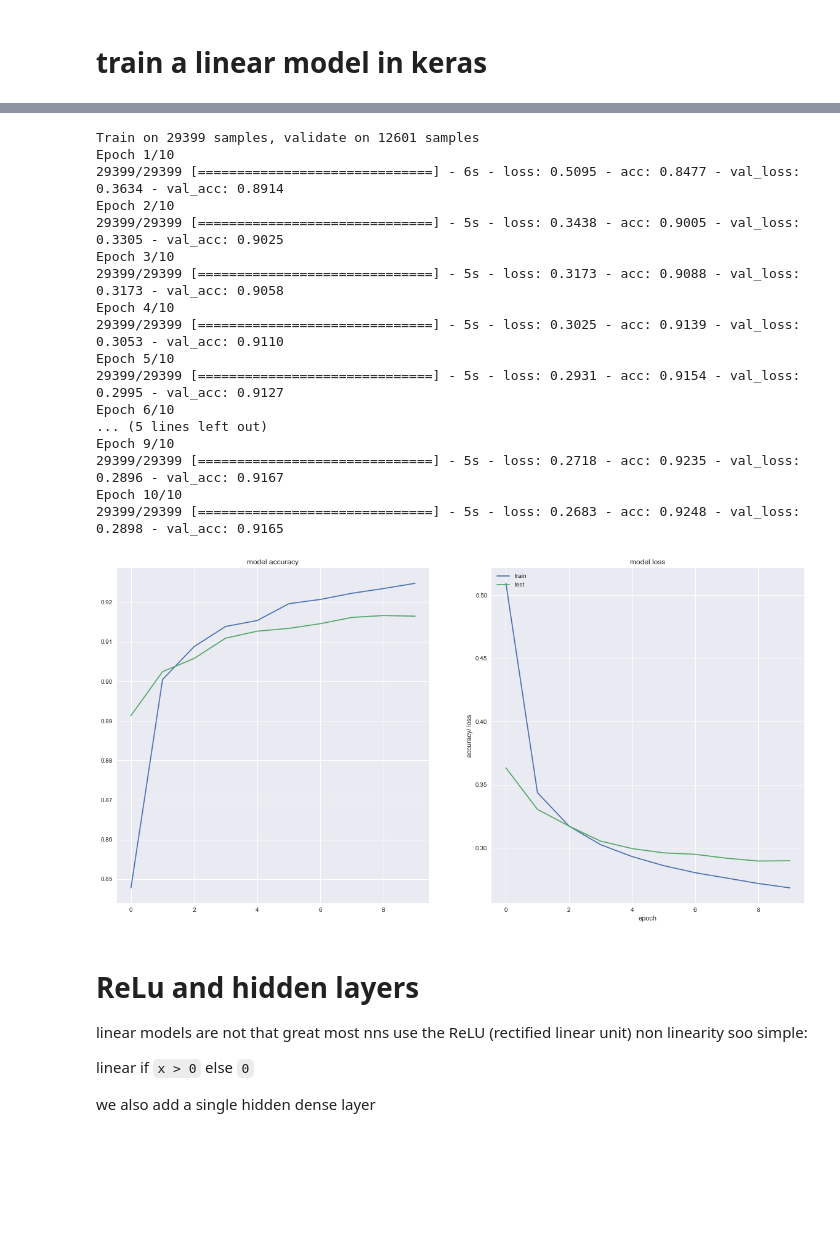
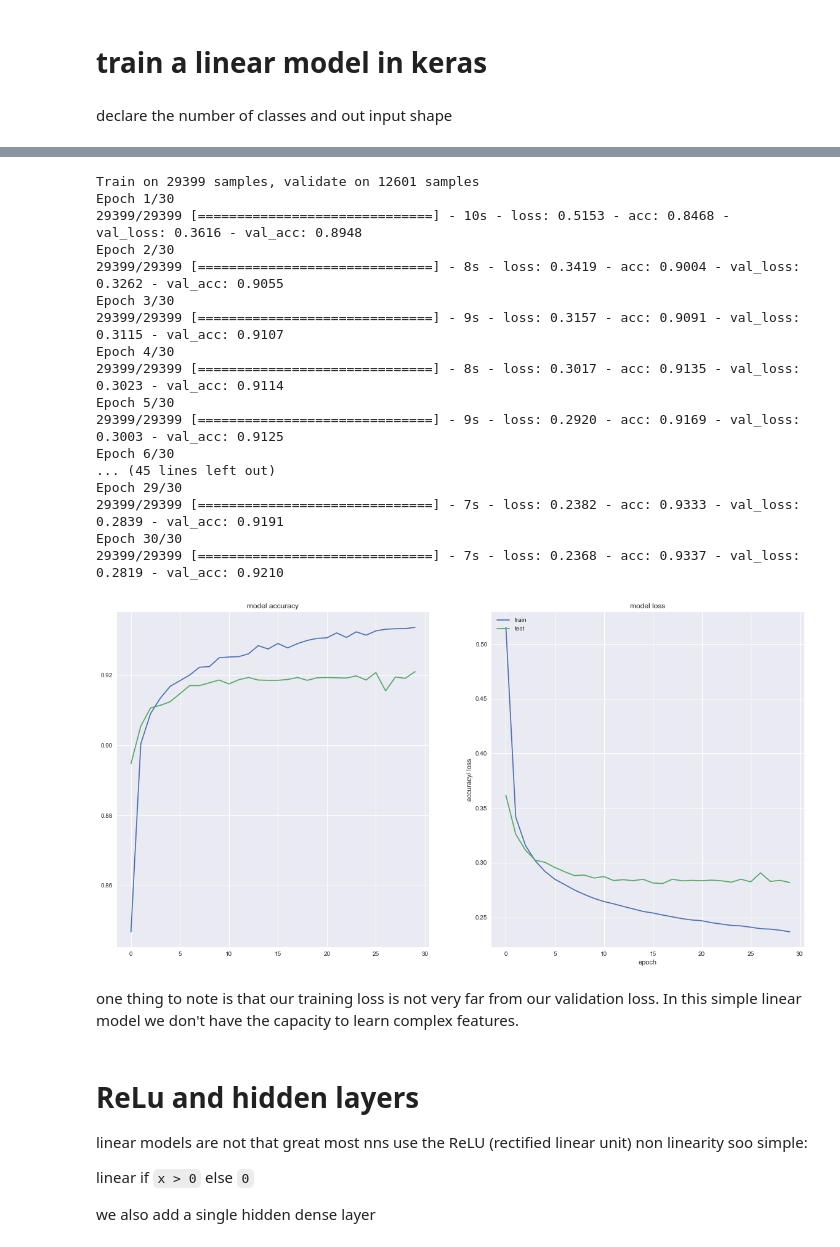
Before and after one commit to SandrineP/ml_study_group, a Jupyter notebook: kaggle_mnist/mnist_fully_connected.ipynb, the cells around one changed output, grey strips where cells are left out. Cells and saved outputs as stored; diff of their text form; code cells hidden in the pictures; blank space fills up the shorter version.

```diff
--- a/kaggle_mnist/mnist_fully_connected.ipynb
+++ b/kaggle_mnist/mnist_fully_connected.ipynb
@@ -217,6 +217,8 @@ from keras.optimizers import SGD
 
 from IPython.display import SVG
 from keras.utils.vis_utils import model_to_dot
+# %% [markdown]
+declare the number of classes and out input shape
 # %%
 n_classes =10
 input_shape = (X.shape[1])
@@ -239,27 +239,29 @@ SVG(model_to_dot(linear_model, show_shapes=True).create(prog='dot', format='svg'
 # %% [output]
 [drawing not drawn]
 # %%
-hist = linear_model.fit(X, y, validation_split=.3, batch_size=32, epochs=10)
+hist = linear_model.fit(X, y, validation_split=.3, batch_size=32, epochs=30)
 plot_history(hist)
 # %% [output]
 Train on 29399 samples, validate on 12601 samples
-Epoch 1/10
-29399/29399 [==============================] - 6s - loss: 0.5095 - acc: 0.8477 - val_loss: 0.3634 - val_acc: 0.8914
-Epoch 2/10
-29399/29399 [==============================] - 5s - loss: 0.3438 - acc: 0.9005 - val_loss: 0.3305 - val_acc: 0.9025
-Epoch 3/10
-29399/29399 [==============================] - 5s - loss: 0.3173 - acc: 0.9088 - val_loss: 0.3173 - val_acc: 0.9058
-Epoch 4/10
-29399/29399 [==============================] - 5s - loss: 0.3025 - acc: 0.9139 - val_loss: 0.3053 - val_acc: 0.9110
-Epoch 5/10
-29399/29399 [==============================] - 5s - loss: 0.2931 - acc: 0.9154 - val_loss: 0.2995 - val_acc: 0.9127
-Epoch 6/10
-... (5 lines left out)
-Epoch 9/10
-29399/29399 [==============================] - 5s - loss: 0.2718 - acc: 0.9235 - val_loss: 0.2896 - val_acc: 0.9167
-Epoch 10/10
-29399/29399 [==============================] - 5s - loss: 0.2683 - acc: 0.9248 - val_loss: 0.2898 - val_acc: 0.9165
+Epoch 1/30
+29399/29399 [==============================] - 10s - loss: 0.5153 - acc: 0.8468 - val_loss: 0.3616 - val_acc: 0.8948
+Epoch 2/30
+29399/29399 [==============================] - 8s - loss: 0.3419 - acc: 0.9004 - val_loss: 0.3262 - val_acc: 0.9055
+Epoch 3/30
+29399/29399 [==============================] - 9s - loss: 0.3157 - acc: 0.9091 - val_loss: 0.3115 - val_acc: 0.9107
+Epoch 4/30
+29399/29399 [==============================] - 8s - loss: 0.3017 - acc: 0.9135 - val_loss: 0.3023 - val_acc: 0.9114
+Epoch 5/30
+29399/29399 [==============================] - 9s - loss: 0.2920 - acc: 0.9169 - val_loss: 0.3003 - val_acc: 0.9125
+Epoch 6/30
+... (45 lines left out)
+Epoch 29/30
+29399/29399 [==============================] - 7s - loss: 0.2382 - acc: 0.9333 - val_loss: 0.2839 - val_acc: 0.9191
+Epoch 30/30
+29399/29399 [==============================] - 7s - loss: 0.2368 - acc: 0.9337 - val_loss: 0.2819 - val_acc: 0.9210
-[figure, old version]
+[figure, new version]
+# %% [markdown]
+one thing to note is that our training loss is not very far from our validation loss. In this simple linear model we don't have the capacity to learn complex features.
 # %% [markdown]
 # ReLu and  hidden layers
 linear models are not that great most nns use the ReLU (rectified linear unit) non linearity soo simple:
```
Also changed, not shown: parts of 12 cells of this notebook.
